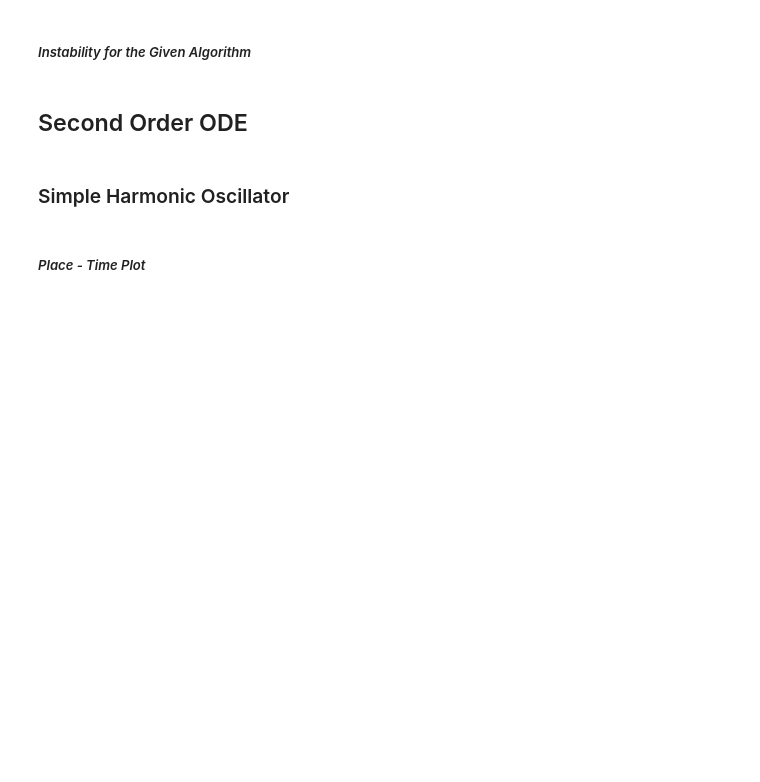
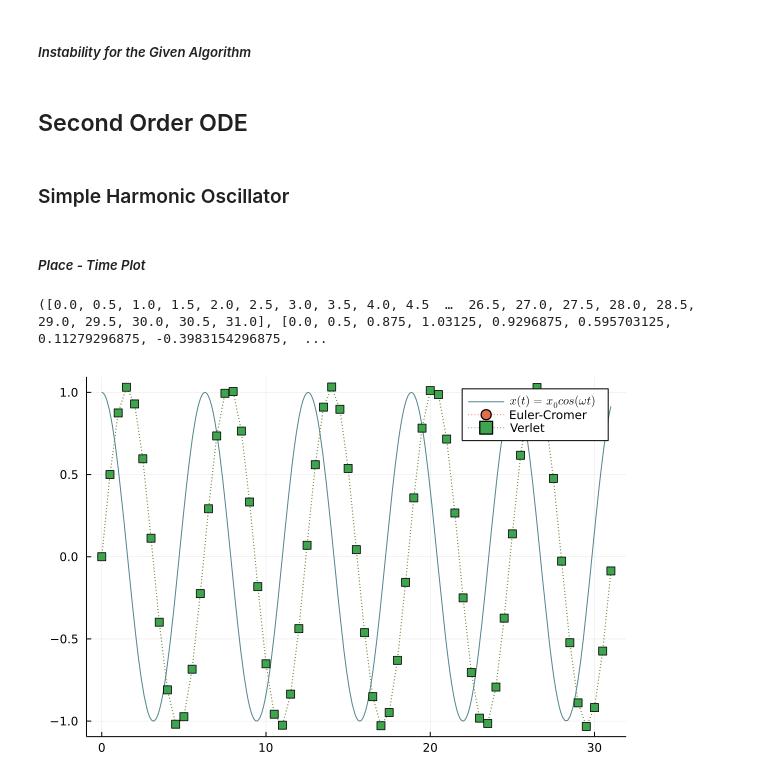
Before and after one commit to narges8k/computational_physics, a Jupyter notebook: PSet9/NoteBook.ipynb, the cells around one changed output. Drawn from its saved outputs; the diff is of its cells as text; code cells hidden in the pictures; blank space fills up the shorter version.

Commit message:
some change made, The comparison plot for eulercromer and verlet doesn't seem right

```diff
--- a/PSet9/NoteBook.ipynb
+++ b/PSet9/NoteBook.ipynb
@@ -56,9 +56,13 @@ plot!(xPlot, vPlot, layout=(1,2), dpi=400, title="step=0.5", xlabel=L"\Delta t/\
 savefig("../../computational_physics/PSet9/Figs/SHM_Euler_comparison.pdf")
 # %%
 xᵢₙᵢₜ , vᵢₙᵢₜ= 1.0, 0.0; step=0.1;  n=5; tₘᵢₙ=0.0; tₘₐₓ=round(2π * n); h=0.5
-x_plot = plot(cos, tₘᵢₙ, tₘₐₓ, color=:cadetblue4, label=L"x(t)=x_0 cos(\omega t)")
-v_plot = plot(t -> -sin(t), tₘᵢₙ, tₘₐₓ, color=:hotpink3, label=L"v(t)=\omega x_0 sin(\omega t")
 t_EC, x_EC, v_EC = DiffSolving.EulerCromer((t,x)-> -x, 0.0, 1.0, tₘᵢₙ, tₘₐₓ, h)
-xPlot=plot!(x_plot,t_E ,x_EC, label="Euler", ls=:dot, marker=:circle, ylabel=L"x/x_0")
-vPlot=plot!(v_plot,t_E, v_EC, label="Euler", ls=:dot, marker=:circle, ylabel=L"v/\omega x_0")
-plot!(xPlot, vPlot, layout=(1,2), dpi=400, title="step=0.5", xlabel=L"\Delta t/\omega", legend=:topleft)
+t_V, x_V, v_V = DiffSolving.Verlet((t,x)-> -x, 0.0, 1.0, tₘᵢₙ, tₘₐₓ, h)
+# %% [output]
+([0.0, 0.5, 1.0, 1.5, 2.0, 2.5, 3.0, 3.5, 4.0, 4.5  …  26.5, 27.0, 27.5, 28.0, 28.5, 29.0, 29.5, 30.0, 30.5, 31.0], [0.0, 0.5, 0.875, 1.03125, 0.9296875, 0.595703125, 0.11279296875, -0.3983154296875,  ...
+# %%
+plot(cos, tₘᵢₙ, tₘₐₓ, color=:cadetblue4, label=L"x(t)=x_0 cos(\omega t)")
+plot!(t_EC, x_EC, label="Euler-Cromer", ls=:dot, marker=:circle)
+plot!(t_V, x_V, label="Verlet", ls=:dot, marker=:square)
+# %% [output]
+[figure, added]
```
Also changed, not shown: parts of 1 cell of this notebook, 2 other files.
